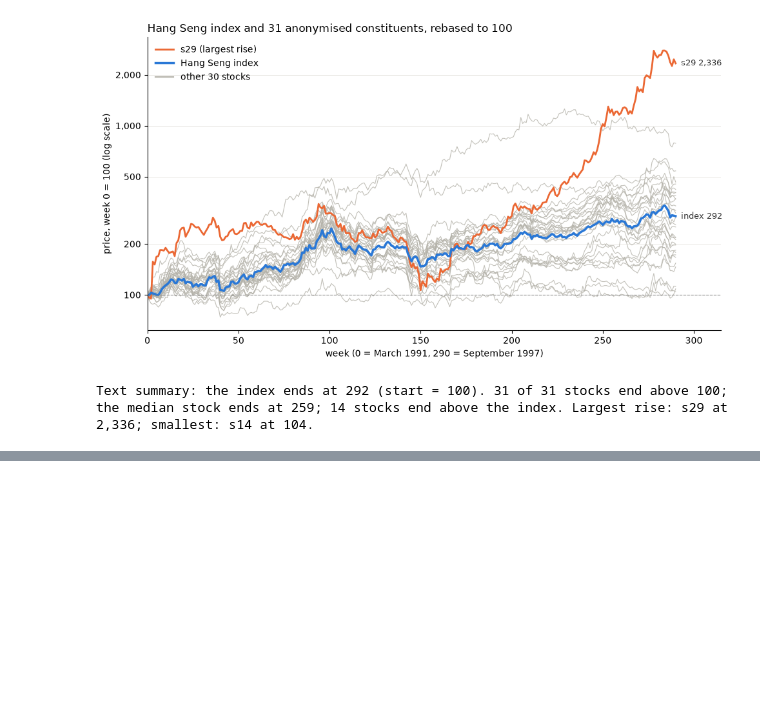
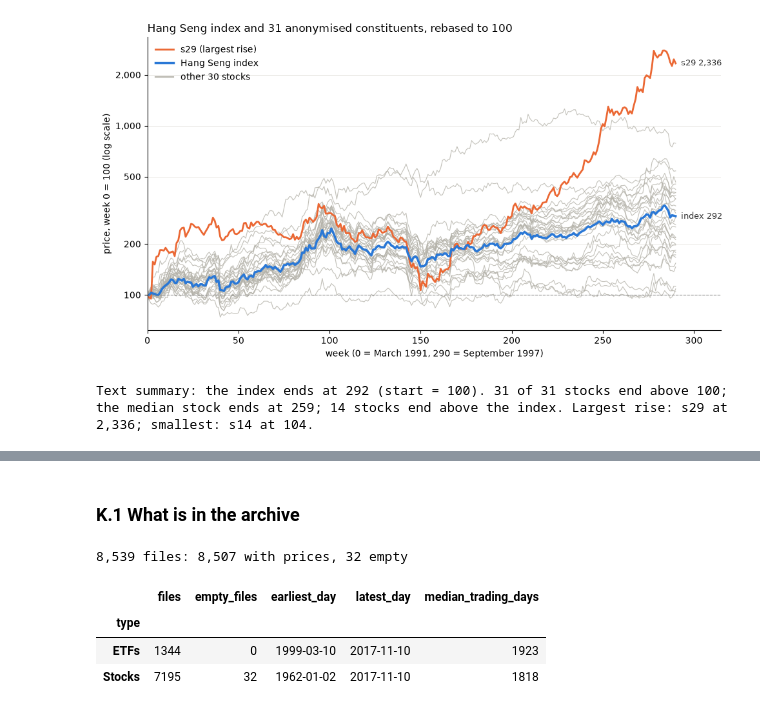
Before and after one commit to Oussema-t/zollerqu-qollab, a Jupyter notebook: stocks/stock_idea_ZollerQu.ipynb, the cells around one changed output, grey strips where cells are left out. Drawn from its saved outputs; the diff is of its cells as text; code cells hidden in the pictures; blank space fills up the shorter version.

```diff
--- a/stocks/stock_idea_ZollerQu.ipynb
+++ b/stocks/stock_idea_ZollerQu.ipynb
@@ -233,0 +242,39 @@ Text summary: the index ends at 292 (start = 100). 31 of 31 stocks end above 100
+# %% [markdown]
+### K.1 What is in the archive
+# %%
+import zipfile
+
+KAGGLE_ZIP = ROOT / "data" / "raw" / "kaggle" / "archive.zip"
+if not KAGGLE_ZIP.is_file():
+    raise FileNotFoundError(f"{KAGGLE_ZIP} not found: download it with the curl command above")
+zf = zipfile.ZipFile(KAGGLE_ZIP)
+
+rows = []
+for info in zf.infolist():
+    folder, _, filename = info.filename.partition("/")
+    if folder not in ("ETFs", "Stocks") or not filename.endswith(".us.txt"):
+        continue
+    ticker = filename.removesuffix(".us.txt").upper()
+    lines = zf.read(info).decode().splitlines() if info.file_size else []
+    if len(lines) > 1:
+        rows.append((ticker, folder, lines[1][:10], lines[-1][:10], len(lines) - 1))
+    else:
+        rows.append((ticker, folder, None, None, 0))
+inventory = pd.DataFrame(rows, columns=["ticker", "type", "first day", "last day", "trading days"])
+
+has_data = inventory["trading days"] > 0
+overview = inventory.groupby("type").agg(
+    files=("ticker", "size"),
+    empty_files=("trading days", lambda d: int((d == 0).sum())),
+    earliest_day=("first day", "min"),
+    latest_day=("last day", "max"),
+    median_trading_days=("trading days", lambda d: int(d[d > 0].median())),
+)
+print(f"{len(inventory):,} files: {has_data.sum():,} with prices, {(~has_data).sum()} empty")
+overview
+# %% [output]
+8,539 files: 8,507 with prices, 32 empty
+|  | files | empty_files | earliest_day | latest_day | median_trading_days |
+| type |  |  |  |  |  |
+| ETFs | 1344 | 0 | 1999-03-10 | 2017-11-10 | 1923 |
+| Stocks | 7195 | 32 | 1962-01-02 | 2017-11-10 | 1818 |
```
Also changed, not shown: parts of 5 cells of this notebook.
